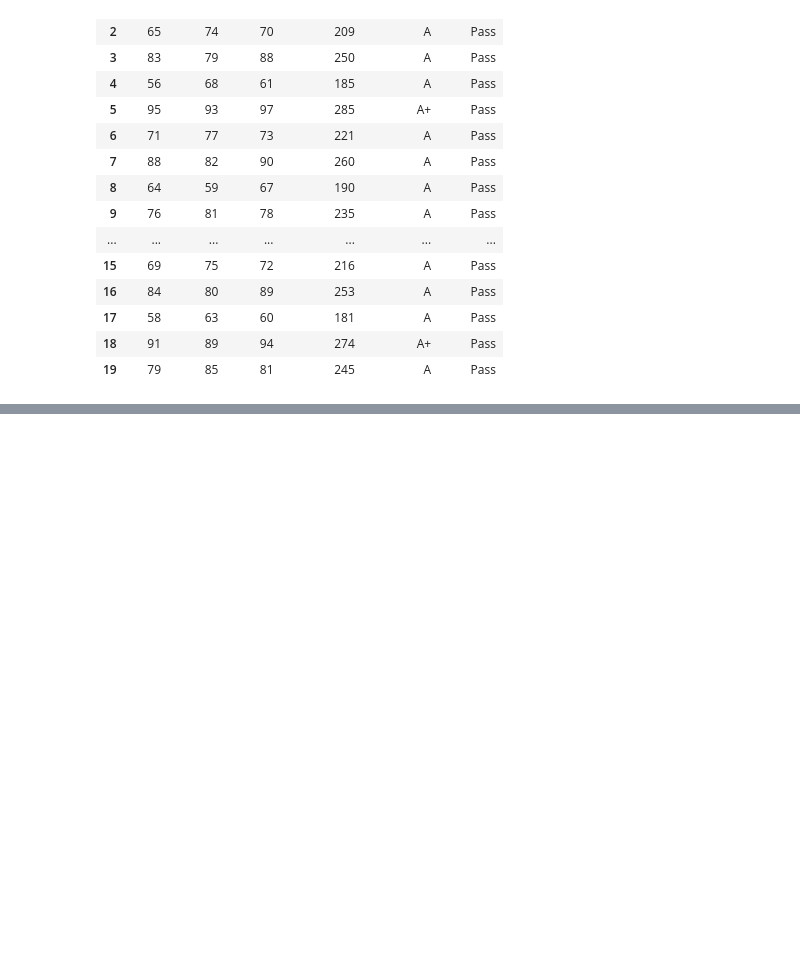
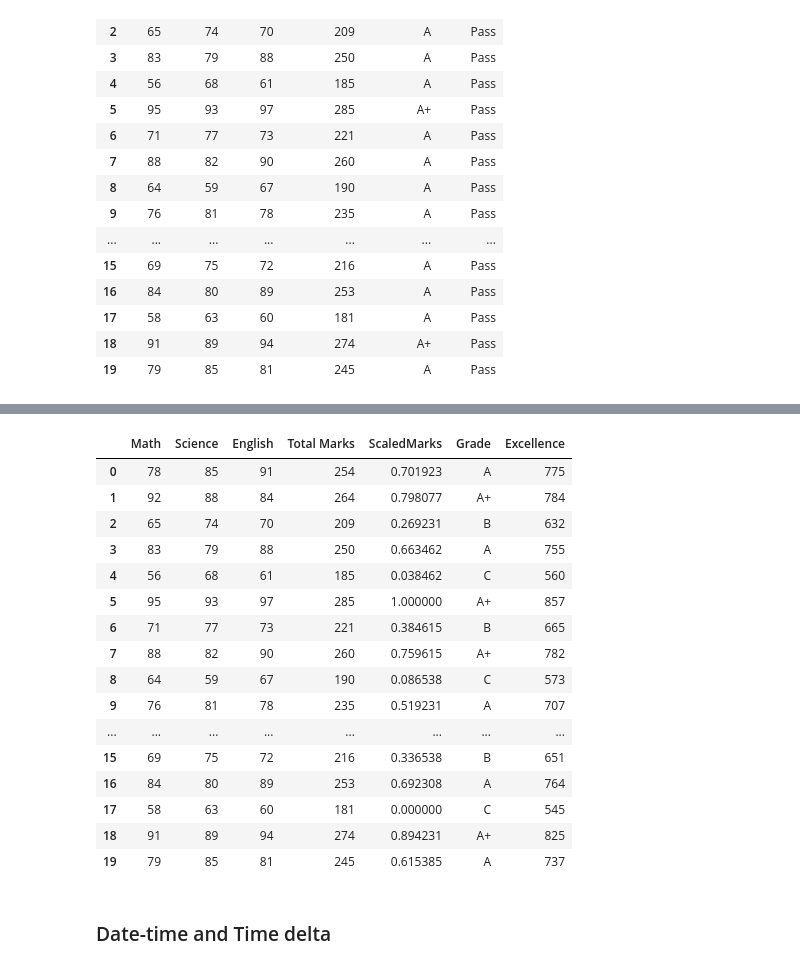
Before and after one commit to TanvirSdq/guide, a Jupyter notebook: Python/Pandas/M-14.ipynb, the cells around one changed output, grey strips where cells are left out. Drawn from its saved outputs; the diff is of its cells as text; code cells hidden in the pictures; blank space fills up the shorter version.

```diff
--- a/Python/Pandas/M-14.ipynb
+++ b/Python/Pandas/M-14.ipynb
@@ -227,0 +395,3 @@ df.to_csv("../samples/new_student_data.csv")
+# %%
+df = pd.read_csv("../samples/scores.csv")
+df.corr()
@@ -227,0 +437,3 @@ df.to_csv("../samples/new_student_data.csv")
+# %%
+df['Total Marks'] = df.iloc[:,:3].sum(axis=1)
+df
@@ -227,0 +472,8 @@ df.to_csv("../samples/new_student_data.csv")
+# %%
+# Min, Max Scaling
+
+mn = df['Total Marks'].min()
+mx = df['Total Marks'].max()
+
+df['ScaledMarks'] = df['Total Marks'].apply(lambda x: (x - mn) / (mx - mn))
+df
@@ -227,0 +498,18 @@ df.to_csv("../samples/new_student_data.csv")
+# %%
+# Custom Built Function
+
+def grading_system(marks):
+    if marks >= 260:
+        return 'A+'
+    elif marks >= 230:
+        return 'A'
+    elif marks >= 200:
+        return 'B'
+    elif marks >= 180:
+        return 'C'
+    else:
+        return 'F'
+
+
+df['Grade'] = df['Total Marks'].apply(grading_system)
+df
@@ -227,0 +534,30 @@ df.to_csv("../samples/new_student_data.csv")
+# %%
+def grading_system(df):
+    a = df['Math'] * 2
+    b = df['Science'] * 3
+    c = df['English'] * 4
+
+    return a + b + c
+
+df['Excellence'] = df.apply(grading_system, axis=1)
+df
+# %% [output]
+|  | Math | Science | English | Total Marks | ScaledMarks | Grade | Excellence |
+| 0 | 78 | 85 | 91 | 254 | 0.701923 | A | 775 |
+| 1 | 92 | 88 | 84 | 264 | 0.798077 | A+ | 784 |
+| 2 | 65 | 74 | 70 | 209 | 0.269231 | B | 632 |
+| 3 | 83 | 79 | 88 | 250 | 0.663462 | A | 755 |
+| 4 | 56 | 68 | 61 | 185 | 0.038462 | C | 560 |
+| 5 | 95 | 93 | 97 | 285 | 1.000000 | A+ | 857 |
+| 6 | 71 | 77 | 73 | 221 | 0.384615 | B | 665 |
+| 7 | 88 | 82 | 90 | 260 | 0.759615 | A+ | 782 |
+| 8 | 64 | 59 | 67 | 190 | 0.086538 | C | 573 |
+| 9 | 76 | 81 | 78 | 235 | 0.519231 | A | 707 |
+| ... | ... | ... | ... | ... | ... | ... | ... |
+| 15 | 69 | 75 | 72 | 216 | 0.336538 | B | 651 |
+| 16 | 84 | 80 | 89 | 253 | 0.692308 | A | 764 |
+| 17 | 58 | 63 | 60 | 181 | 0.000000 | C | 545 |
+| 18 | 91 | 89 | 94 | 274 | 0.894231 | A+ | 825 |
+| 19 | 79 | 85 | 81 | 245 | 0.615385 | A | 737 |
+# %% [markdown]
+### Date-time and Time delta
```
Also changed, not shown: parts of 25 cells of this notebook, 1 other file.
